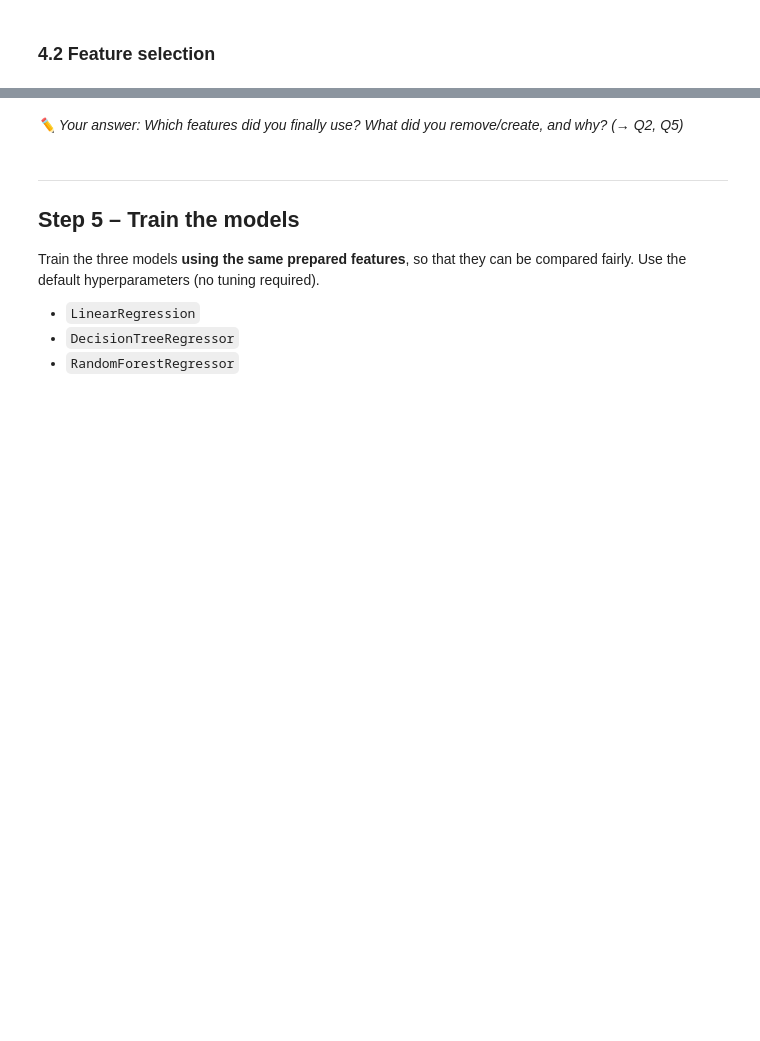
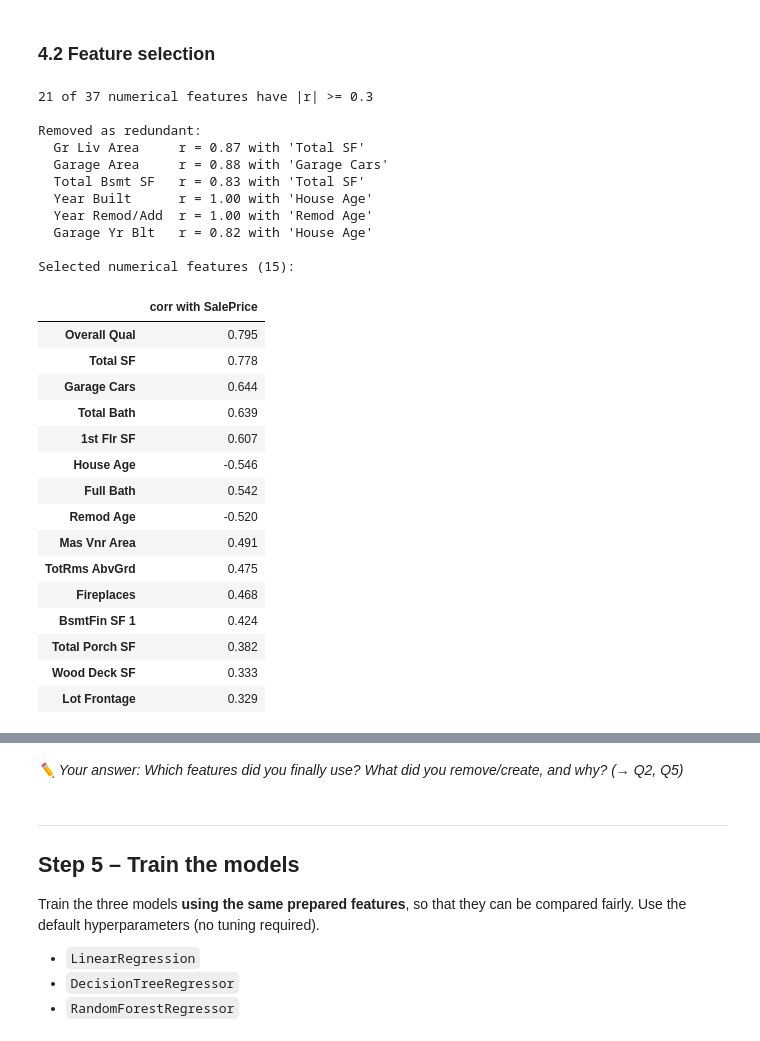
Before and after one commit to Frednos/Machine-Learning-Assignment-1, a Jupyter notebook: housing_price_prediction.ipynb, the cells around one changed output, grey strips where cells are left out. Drawn from its saved outputs; the diff is of its cells as text; code cells hidden in the pictures; blank space fills up the shorter version.

```diff
--- a/housing_price_prediction.ipynb
+++ b/housing_price_prediction.ipynb
@@ -387,8 +590,57 @@ Decide which features to use. Use evidence from the **training data** (correlati
 # %% [markdown]
 ### 4.2 Feature selection
 # %%
-# HINT: Compute correlations with y_train (use the training data only!).
-# E.g. choose numerical features with |correlation| above a threshold + some important categorical ones
-# (e.g. 'Neighborhood', 'Kitchen Qual', 'Exter Qual').
-# Consider dropping one of two nearly identical features (e.g. 'Garage Cars' vs 'Garage Area').
-# Store the final lists in num_features and cat_features.
+# --- Numerical features: correlation with SalePrice (TRAINING data only) ---
+num_all = X_train.select_dtypes(include="number").columns
+num_corr = X_train[num_all].corrwith(y_train).sort_values(key=abs, ascending=False)
+
+# 1) Keep features with at least a moderate linear relationship with price
+CORR_THRESHOLD = 0.3
+candidates = num_corr[num_corr.abs() >= CORR_THRESHOLD].index.tolist()
+
+# 2) Remove redundancy: go through the candidates from strongest to weakest, and skip a feature
+#    if it is almost a duplicate (|r| > 0.8) of a feature that is already selected
+REDUNDANCY_THRESHOLD = 0.8
+feature_corr = X_train[candidates].corr().abs()
+num_features, removed = [], {}
+for col in candidates:
+    duplicate_of = [kept for kept in num_features if feature_corr.loc[col, kept] > REDUNDANCY_THRESHOLD]
+    if duplicate_of:
+        removed[col] = f"r = {feature_corr.loc[col, duplicate_of[0]]:.2f} with '{duplicate_of[0]}'"
+    else:
+        num_features.append(col)
+
+print(f"{len(candidates)} of {len(num_all)} numerical features have |r| >= {CORR_THRESHOLD}")
+print("\nRemoved as redundant:")
+for col, reason in removed.items():
+    print(f"  {col:15s} {reason}")
+print(f"\nSelected numerical features ({len(num_features)}):")
+num_corr[num_features].round(3).to_frame("corr with SalePrice")
+# %% [output]
+21 of 37 numerical features have |r| >= 0.3
+
+Removed as redundant:
+  Gr Liv Area     r = 0.87 with 'Total SF'
+  Garage Area     r = 0.88 with 'Garage Cars'
+  Total Bsmt SF   r = 0.83 with 'Total SF'
+  Year Built      r = 1.00 with 'House Age'
+  Year Remod/Add  r = 1.00 with 'Remod Age'
+  Garage Yr Blt   r = 0.82 with 'House Age'
+
+Selected numerical features (15):
+|  | corr with SalePrice |
+| Overall Qual | 0.795 |
+| Total SF | 0.778 |
+| Garage Cars | 0.644 |
+| Total Bath | 0.639 |
+| 1st Flr SF | 0.607 |
+| House Age | -0.546 |
+| Full Bath | 0.542 |
+| Remod Age | -0.520 |
+| Mas Vnr Area | 0.491 |
+| TotRms AbvGrd | 0.475 |
+| Fireplaces | 0.468 |
+| BsmtFin SF 1 | 0.424 |
+| Total Porch SF | 0.382 |
+| Wood Deck SF | 0.333 |
+| Lot Frontage | 0.329 |
```
Also changed, not shown: parts of 12 cells of this notebook.
